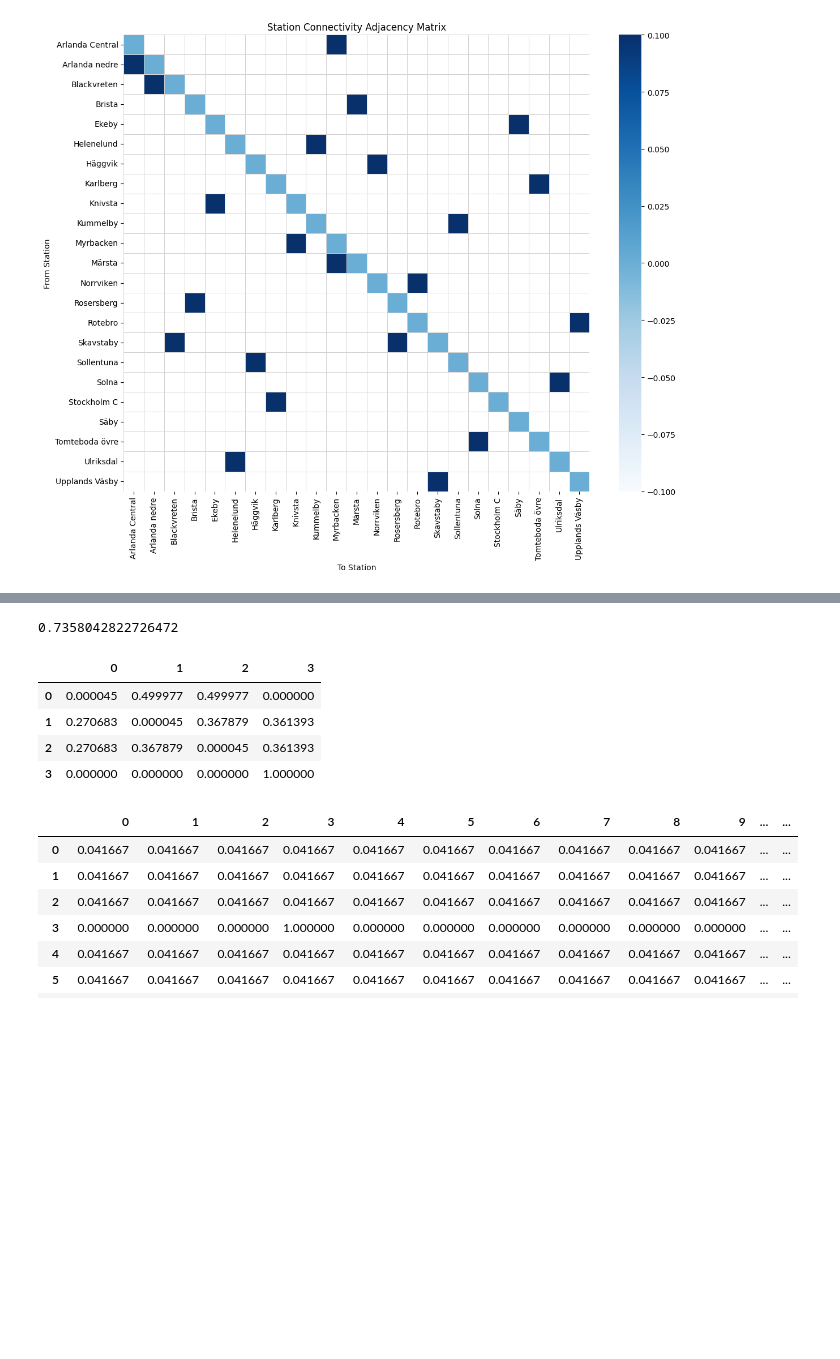
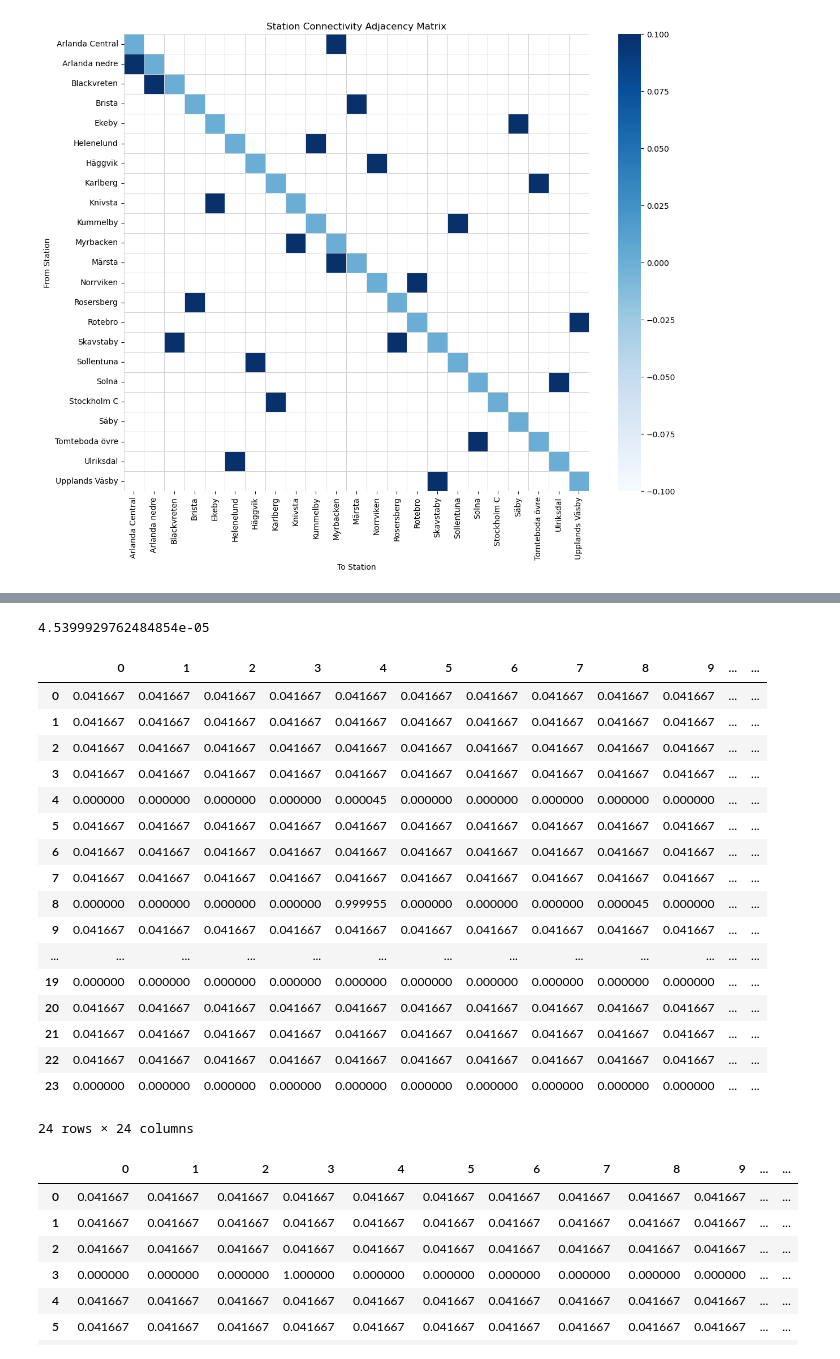
Before and after one commit to eranganana/Railway_Network_RSP, a Jupyter notebook: main_v2.ipynb, the cells around one changed output, grey strips where cells are left out. Cells and saved outputs as stored; diff of their text form; code cells hidden in the pictures; blank space fills up the shorter version.

```diff
--- a/main_v2.ipynb
+++ b/main_v2.ipynb
@@ -101,12 +100,15 @@ def create_delay_adjacency_matrix(df, adjacency_matrix, destination_station):
     # Get the list of stations (excluding destination)
     stations = adjacency_matrix.index.tolist()
 
+    init_delay_matrix = np.full((len(stations), len(stations)), np.inf)
+    # np.fill_diagonal(init_delay_matrix, 10)
     # Create empty delay matrix with same dimensions as adjacency matrix
-    delay_matrix = pd.DataFrame(np.zeros(adjacency_matrix.shape),
+    delay_matrix = pd.DataFrame(init_delay_matrix,
                                index=stations, columns=stations)
 
     # Create delay vector for connections to destination
-    delay_vector = pd.Series(np.zeros(len(stations)), index=stations)
+    init_delay_vector = np.full(len(stations), np.inf)
+    delay_vector = pd.Series(init_delay_vector, index=stations)
 
     # Fill delay matrix for adjacent stations
     for i, stationi in enumerate(stations):
@@ -220,10 +219,10 @@ def create_cost_matrix(delayed_adjacent_matrix, delayed_vector, n_stations):
     # Replace inf with large finite value (optional, for stability)
     cost_matrix = np.where(np.isinf(cost_matrix), 1e10, cost_matrix)
 
-    sec_matrix = np.zeros((n_stations+1,n_stations+1))
-    np.fill_diagonal(sec_matrix,10)
+    # sec_matrix = np.zeros((n_stations+1,n_stations+1))
+    # np.fill_diagonal(sec_matrix,10)
 
-    return (sec_matrix+cost_matrix)
+    return cost_matrix
 # %%
 cost_matrix = create_cost_matrix(delayed_adjacent_matrix,delayed_vector,len(all_stations))
 # %%
@@ -234,12 +233,12 @@ cost_matrix = create_cost_matrix(delayed_adjacent_matrix,delayed_vector,len(all_
 #     W_scaled = W * scale_factors[:, np.newaxis]
 #     return W_scaled
 
-cost_matrix = np.array([
-    [10,     1,     1, np.inf],
-    [1,     10,     1, 1],
-    [1,     1,     10, 1],
-    [np.inf, np.inf, np.inf, np.inf]
-])
+# cost_matrix = np.array([
+#     [10,     1,     1, np.inf],
+#     [1,     10,     1, 1],
+#     [1,     1,     10, 1],
+#     [np.inf, np.inf, np.inf, np.inf]
+# ])
 # %%
 import numpy as np
 from scipy.sparse import csr_matrix, eye
@@ -304,16 +303,29 @@ def randomized_shortest_path_akamatsu(cost_matrix, source, destination, theta=1,
 # %%
 # To Do:
     # Check averate dealy is negavie, they need to be set to 0
     # Sort stations.
 
-pd.DataFrame(randomized_shortest_path_akamatsu(cost_matrix,0,3))
+pd.DataFrame(randomized_shortest_path_akamatsu(cost_matrix,19,23))
 # %% [output]
-0.7358042822726472
+4.5399929762484854e-05
-|  | 0 | 1 | 2 | 3 |
-| 0 | 0.000045 | 0.499977 | 0.499977 | 0.000000 |
-| 1 | 0.270683 | 0.000045 | 0.367879 | 0.361393 |
-| 2 | 0.270683 | 0.367879 | 0.000045 | 0.361393 |
-| 3 | 0.000000 | 0.000000 | 0.000000 | 1.000000 |
+|  | 0 | 1 | 2 | 3 | 4 | 5 | 6 | 7 | 8 | 9 | ... | ... |
+| 0 | 0.041667 | 0.041667 | 0.041667 | 0.041667 | 0.041667 | 0.041667 | 0.041667 | 0.041667 | 0.041667 | 0.041667 | ... | ... |
+| 1 | 0.041667 | 0.041667 | 0.041667 | 0.041667 | 0.041667 | 0.041667 | 0.041667 | 0.041667 | 0.041667 | 0.041667 | ... | ... |
+| 2 | 0.041667 | 0.041667 | 0.041667 | 0.041667 | 0.041667 | 0.041667 | 0.041667 | 0.041667 | 0.041667 | 0.041667 | ... | ... |
+| 3 | 0.041667 | 0.041667 | 0.041667 | 0.041667 | 0.041667 | 0.041667 | 0.041667 | 0.041667 | 0.041667 | 0.041667 | ... | ... |
+| 4 | 0.000000 | 0.000000 | 0.000000 | 0.000000 | 0.000045 | 0.000000 | 0.000000 | 0.000000 | 0.000000 | 0.000000 | ... | ... |
+| 5 | 0.041667 | 0.041667 | 0.041667 | 0.041667 | 0.041667 | 0.041667 | 0.041667 | 0.041667 | 0.041667 | 0.041667 | ... | ... |
+| 6 | 0.041667 | 0.041667 | 0.041667 | 0.041667 | 0.041667 | 0.041667 | 0.041667 | 0.041667 | 0.041667 | 0.041667 | ... | ... |
+| 7 | 0.041667 | 0.041667 | 0.041667 | 0.041667 | 0.041667 | 0.041667 | 0.041667 | 0.041667 | 0.041667 | 0.041667 | ... | ... |
+| 8 | 0.000000 | 0.000000 | 0.000000 | 0.000000 | 0.999955 | 0.000000 | 0.000000 | 0.000000 | 0.000045 | 0.000000 | ... | ... |
+| 9 | 0.041667 | 0.041667 | 0.041667 | 0.041667 | 0.041667 | 0.041667 | 0.041667 | 0.041667 | 0.041667 | 0.041667 | ... | ... |
+| ... | ... | ... | ... | ... | ... | ... | ... | ... | ... | ... | ... | ... |
+| 19 | 0.000000 | 0.000000 | 0.000000 | 0.000000 | 0.000000 | 0.000000 | 0.000000 | 0.000000 | 0.000000 | 0.000000 | ... | ... |
+| 20 | 0.041667 | 0.041667 | 0.041667 | 0.041667 | 0.041667 | 0.041667 | 0.041667 | 0.041667 | 0.041667 | 0.041667 | ... | ... |
+| 21 | 0.041667 | 0.041667 | 0.041667 | 0.041667 | 0.041667 | 0.041667 | 0.041667 | 0.041667 | 0.041667 | 0.041667 | ... | ... |
+| 22 | 0.041667 | 0.041667 | 0.041667 | 0.041667 | 0.041667 | 0.041667 | 0.041667 | 0.041667 | 0.041667 | 0.041667 | ... | ... |
+| 23 | 0.000000 | 0.000000 | 0.000000 | 0.000000 | 0.000000 | 0.000000 | 0.000000 | 0.000000 | 0.000000 | 0.000000 | ... | ... |
+24 rows × 24 columns
 # %%
 def randomized_shortest_path(cost_matrix, source, destination, theta=1.0):
     """
```
Also changed, not shown: parts of 2 cells of this notebook.
